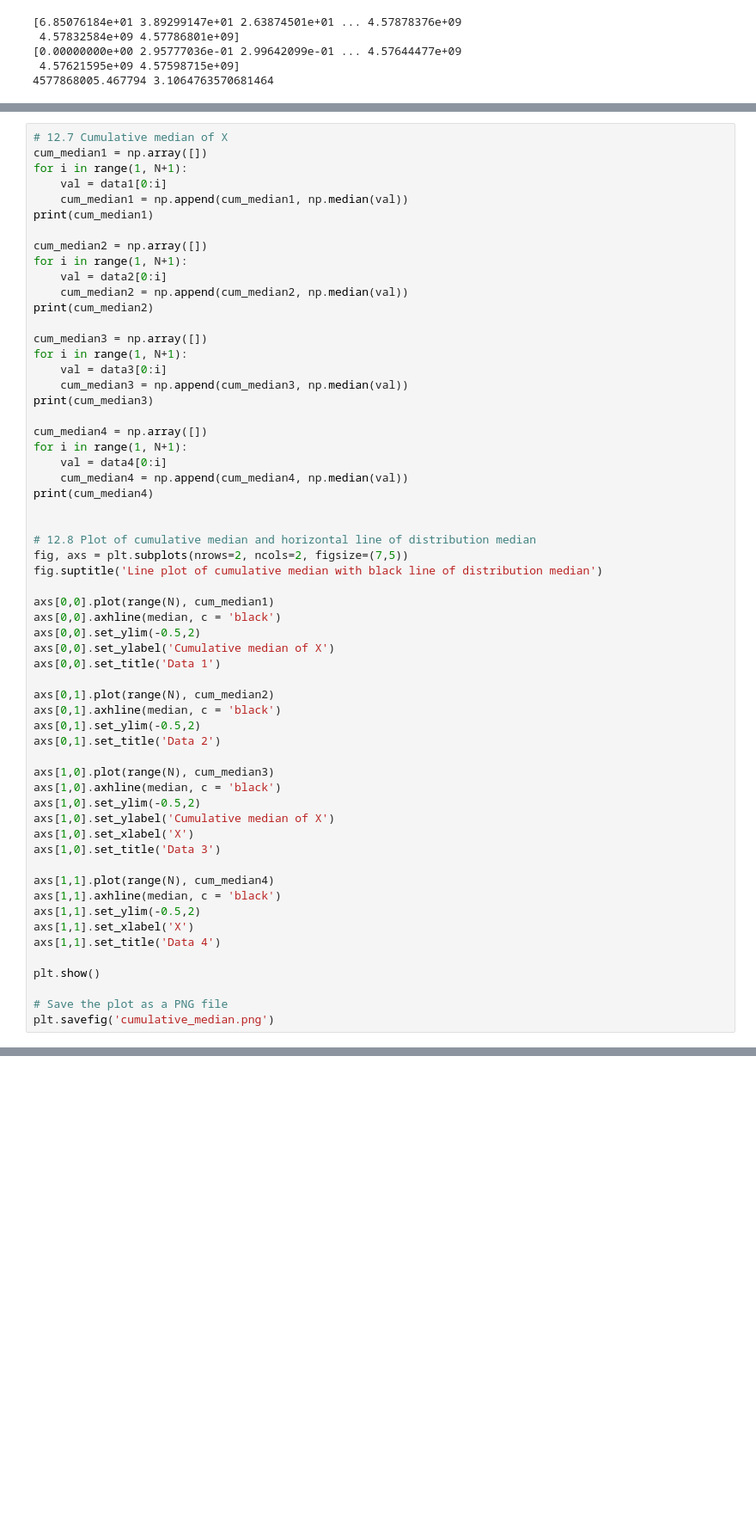
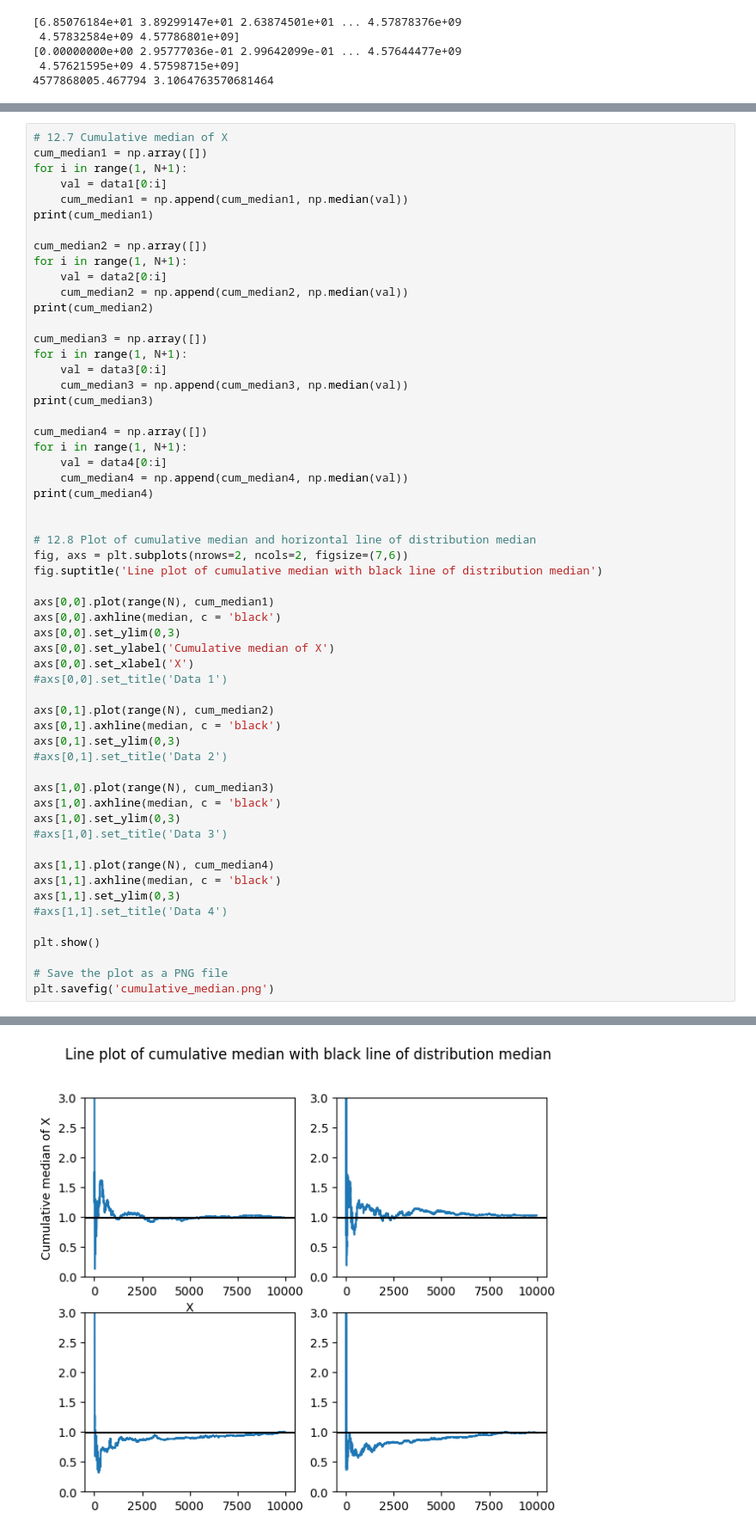
Before and after one commit to fridamariejoergensen/CSS, a Jupyter notebook: Assignment1.ipynb, the cells around one changed output, grey strips where cells are left out. Shown at 86% size. Cells and saved outputs as stored; diff of their text form; blank space fills up the shorter version.

```diff
--- a/Assignment1.ipynb
+++ b/Assignment1.ipynb
@@ -918,32 +942,30 @@ print(cum_median4)
 
 
 # 12.8 Plot of cumulative median and horizontal line of distribution median
-fig, axs = plt.subplots(nrows=2, ncols=2, figsize=(7,5))
+fig, axs = plt.subplots(nrows=2, ncols=2, figsize=(7,6))
 fig.suptitle('Line plot of cumulative median with black line of distribution median')
 
 axs[0,0].plot(range(N), cum_median1)
 axs[0,0].axhline(median, c = 'black')
-axs[0,0].set_ylim(-0.5,2)
+axs[0,0].set_ylim(0,3)
 axs[0,0].set_ylabel('Cumulative median of X')
-axs[0,0].set_title('Data 1')
+axs[0,0].set_xlabel('X')
+#axs[0,0].set_title('Data 1')
 
 axs[0,1].plot(range(N), cum_median2)
 axs[0,1].axhline(median, c = 'black')
-axs[0,1].set_ylim(-0.5,2)
-axs[0,1].set_title('Data 2')
+axs[0,1].set_ylim(0,3)
+#axs[0,1].set_title('Data 2')
 
 axs[1,0].plot(range(N), cum_median3)
 axs[1,0].axhline(median, c = 'black')
-axs[1,0].set_ylim(-0.5,2)
-axs[1,0].set_ylabel('Cumulative median of X')
-axs[1,0].set_xlabel('X')
-axs[1,0].set_title('Data 3')
+axs[1,0].set_ylim(0,3)
+#axs[1,0].set_title('Data 3')
 
 axs[1,1].plot(range(N), cum_median4)
 axs[1,1].axhline(median, c = 'black')
-axs[1,1].set_ylim(-0.5,2)
-axs[1,1].set_xlabel('X')
-axs[1,1].set_title('Data 4')
+axs[1,1].set_ylim(0,3)
+#axs[1,1].set_title('Data 4')
 
 plt.show()
 
@@ -954,0 +982 @@ plt.savefig('cumulative_median.png')
+[figure, new version]
```
Also changed, not shown: parts of 11 cells of this notebook, 2 other files.
